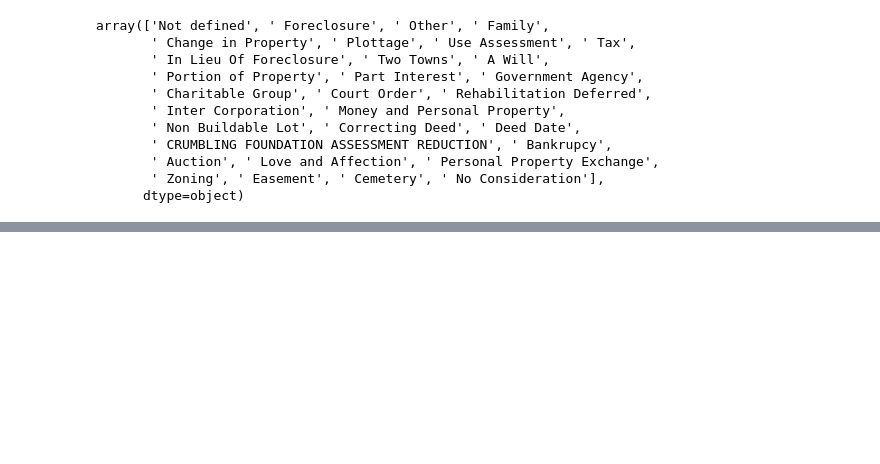
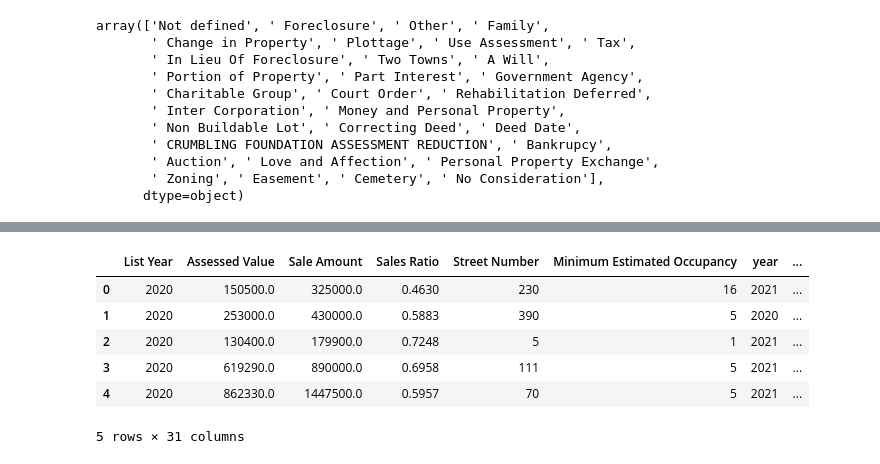
Before and after one commit to vinaykumargummadi/CTREA-Dynamics, a Jupyter notebook: notebooks/Data_encoding.ipynb, the cells around one changed output, grey strips where cells are left out. Cells and saved outputs as stored; diff of their text form; code cells hidden in the pictures; blank space fills up the shorter version.

```diff
--- a/notebooks/Data_encoding.ipynb
+++ b/notebooks/Data_encoding.ipynb
@@ -265,0 +285,16 @@ memory usage: 81.0+ MB
+# %%
+# List of columns to one-hot encode
+columns_to_one_hot_encode = ['Property Type', 'County', 'Reason Category']
+
+# Apply one-hot encoding
+data_encoded = pd.get_dummies(data, columns=columns_to_one_hot_encode, drop_first=True)
+
+data_encoded.head()
+# %% [output]
+|  | List Year | Assessed Value | Sale Amount | Sales Ratio | Street Number | Minimum Estimated Occupancy | year | ... |
+| 0 | 2020 | 150500.0 | 325000.0 | 0.4630 | 230 | 16 | 2021 | ... |
+| 1 | 2020 | 253000.0 | 430000.0 | 0.5883 | 390 | 5 | 2020 | ... |
+| 2 | 2020 | 130400.0 | 179900.0 | 0.7248 | 5 | 1 | 2021 | ... |
+| 3 | 2020 | 619290.0 | 890000.0 | 0.6958 | 111 | 5 | 2021 | ... |
+| 4 | 2020 | 862330.0 | 1447500.0 | 0.5957 | 70 | 5 | 2021 | ... |
+5 rows × 31 columns
```
Also changed, not shown: parts of 13 cells of this notebook.
